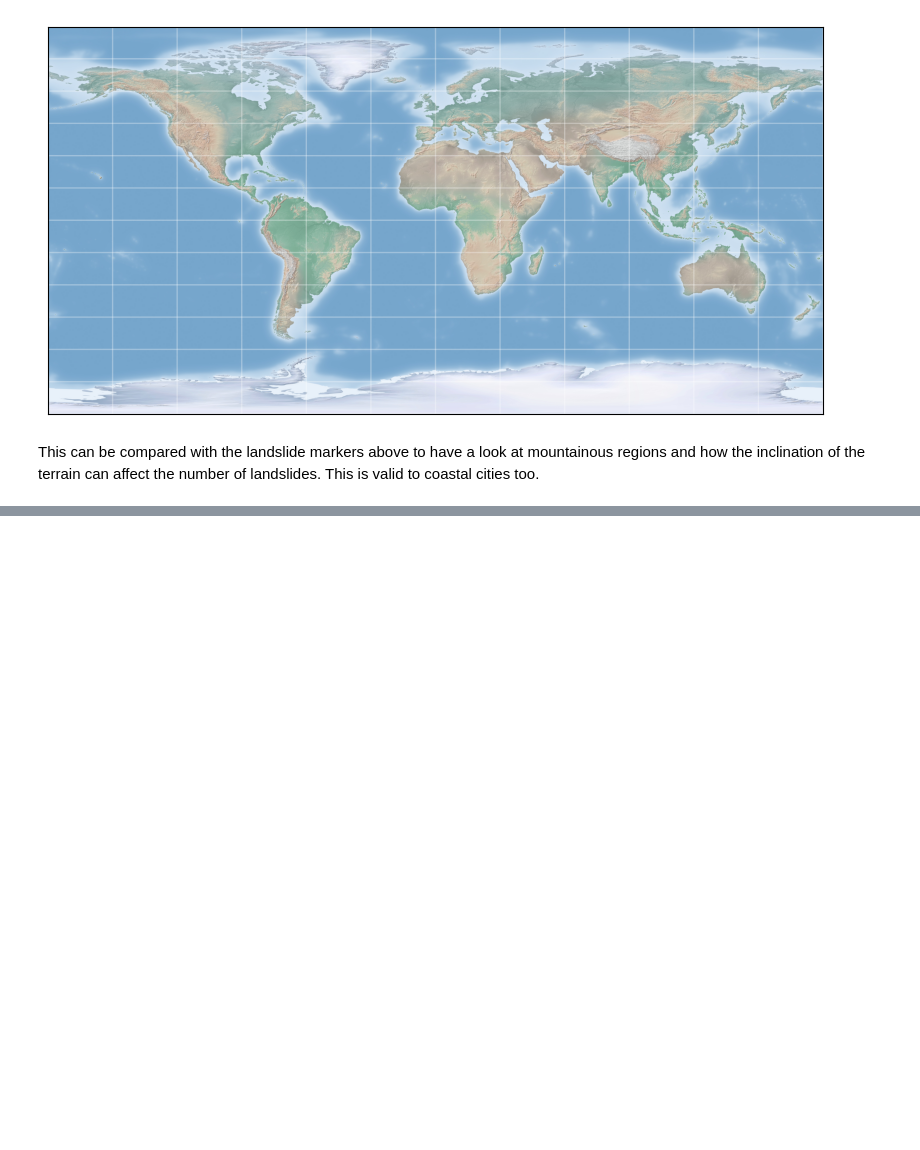
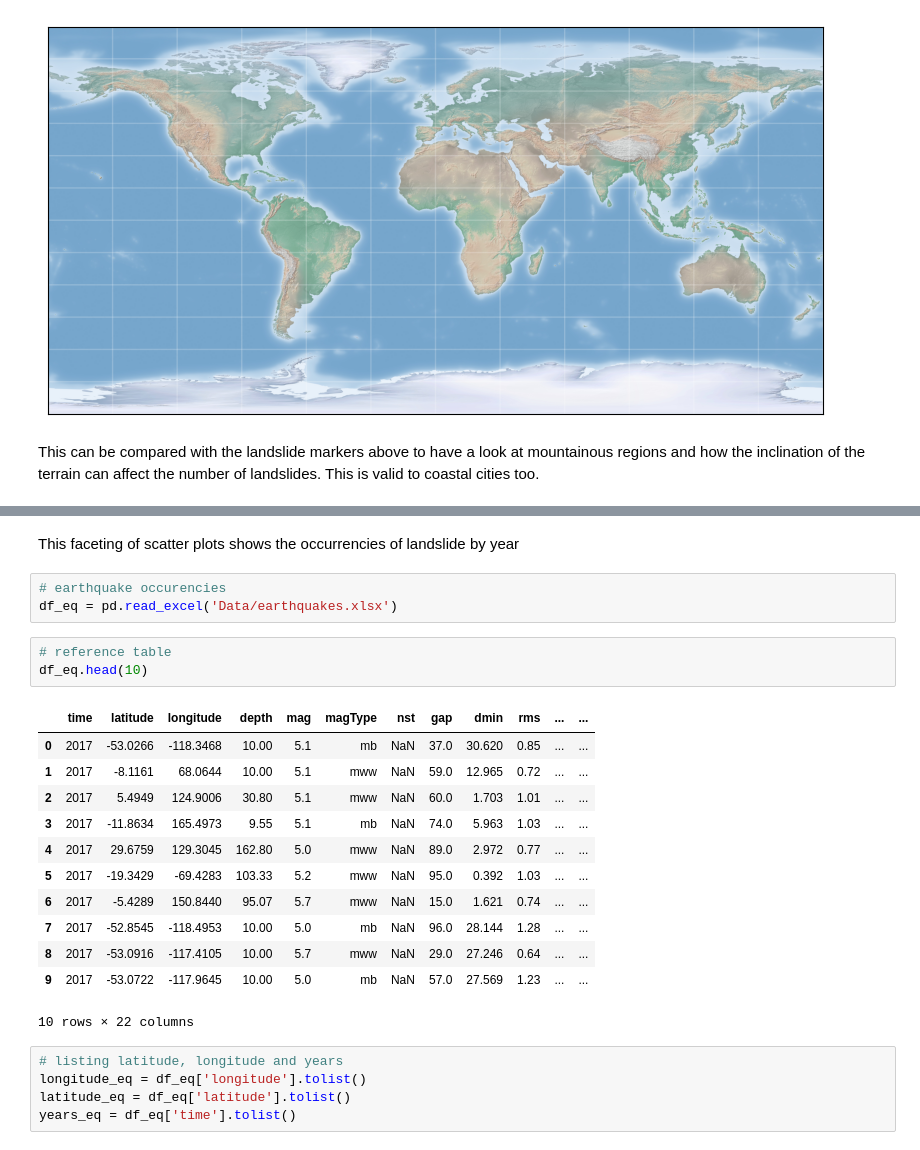
Before and after one commit to gustavopin/GlobalLandslide, a Jupyter notebook: analysis.ipynb, the cells around one changed output, grey strips where cells are left out. Cells and saved outputs as stored; diff of their text form; blank space fills up the shorter version.

```diff
--- a/analysis.ipynb
+++ b/analysis.ipynb
@@ -124,3 +125,29 @@ g = g.set_titles("{col_name}")
 plt.show()
 # %% [output]
 [figure]
+# %% [markdown]
+This faceting of scatter plots shows the occurrencies of landslide by year
+# %%
+# earthquake occurencies
+df_eq = pd.read_excel('Data/earthquakes.xlsx')
+# %%
+# reference table
+df_eq.head(10)
+# %% [output]
+|  | time | latitude | longitude | depth | mag | magType | nst | gap | dmin | rms | ... | ... |
+| 0 | 2017 | -53.0266 | -118.3468 | 10.00 | 5.1 | mb | NaN | 37.0 | 30.620 | 0.85 | ... | ... |
+| 1 | 2017 | -8.1161 | 68.0644 | 10.00 | 5.1 | mww | NaN | 59.0 | 12.965 | 0.72 | ... | ... |
+| 2 | 2017 | 5.4949 | 124.9006 | 30.80 | 5.1 | mww | NaN | 60.0 | 1.703 | 1.01 | ... | ... |
+| 3 | 2017 | -11.8634 | 165.4973 | 9.55 | 5.1 | mb | NaN | 74.0 | 5.963 | 1.03 | ... | ... |
+| 4 | 2017 | 29.6759 | 129.3045 | 162.80 | 5.0 | mww | NaN | 89.0 | 2.972 | 0.77 | ... | ... |
+| 5 | 2017 | -19.3429 | -69.4283 | 103.33 | 5.2 | mww | NaN | 95.0 | 0.392 | 1.03 | ... | ... |
+| 6 | 2017 | -5.4289 | 150.8440 | 95.07 | 5.7 | mww | NaN | 15.0 | 1.621 | 0.74 | ... | ... |
+| 7 | 2017 | -52.8545 | -118.4953 | 10.00 | 5.0 | mb | NaN | 96.0 | 28.144 | 1.28 | ... | ... |
+| 8 | 2017 | -53.0916 | -117.4105 | 10.00 | 5.7 | mww | NaN | 29.0 | 27.246 | 0.64 | ... | ... |
+| 9 | 2017 | -53.0722 | -117.9645 | 10.00 | 5.0 | mb | NaN | 57.0 | 27.569 | 1.23 | ... | ... |
+10 rows × 22 columns
+# %%
+# listing latitude, longitude and years
+longitude_eq = df_eq['longitude'].tolist()
+latitude_eq = df_eq['latitude'].tolist()
+years_eq = df_eq['time'].tolist()
```
Also changed, not shown: parts of 9 cells of this notebook, 2 other files.
